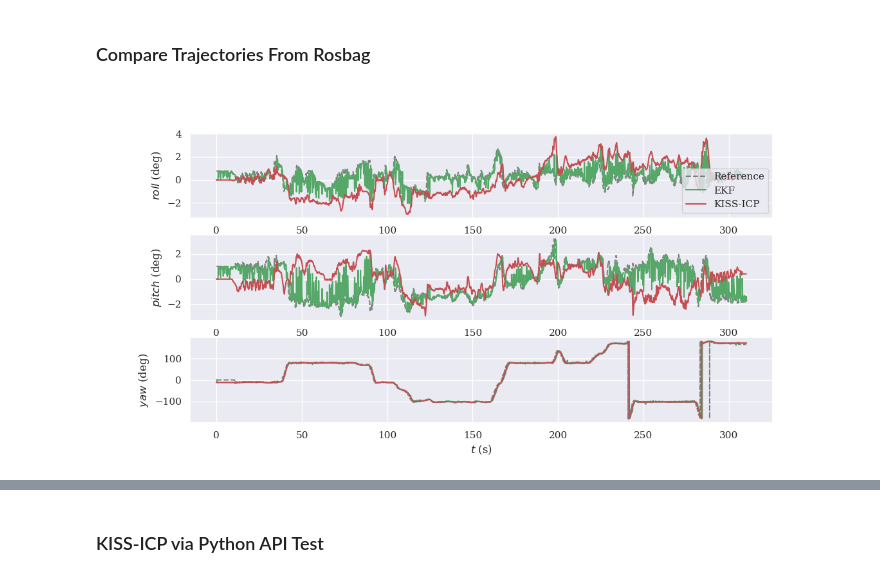
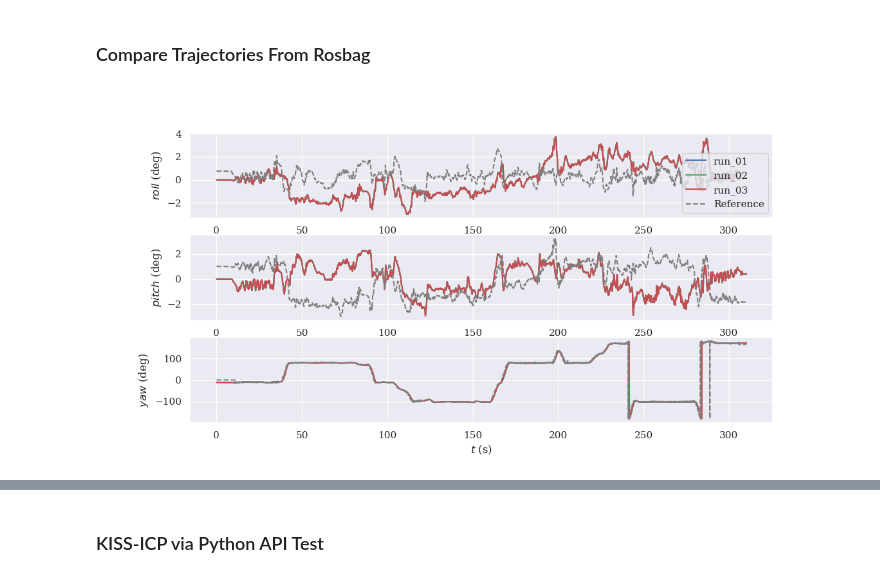
Before and after one commit to Jul310/kiss-icp, a Jupyter notebook: tum_eval/ekf_gps_analysis.ipynb, the cells around one changed output, grey strips where cells are left out. Saved outputs shown, nothing was run; the diff lists cells and outputs as text; code cells hidden in the pictures.

```diff
--- a/tum_eval/ekf_gps_analysis.ipynb
+++ b/tum_eval/ekf_gps_analysis.ipynb
@@ -27,6 +27,8 @@ SETTINGS.plot_usetex = True
 # magic plot configuration
 import matplotlib.pyplot as plt
 %matplotlib widget
+
+result_figure_dir = "/mnt/c/Users/J-Dau/OneDrive/TUM/04_SS23/02_MA/02_Figures/08_ch-6-results/01_kiss_analysis/"
 # %% [markdown]
 ## Plotting
 # %% [markdown]
@@ -62,12 +66,19 @@ compare_plot_multiple([traj_ref, traj_ekf, traj_kiss], ["Reference", "EKF", "KIS
 # %% [markdown]
 ### Compare Trajectories From Rosbag
 # %%
-version_switch = "v2" # [v1, v2]
+version_switch = "v2" # [v1, v2, v3]
+route_switch = "mdv3_1"
 
 # test_set_switch = "01-full-merge-ekf-no-feedback" # [01-full-merge-ekf-no-feedback, 02-full-merge-ekf-feedback, 03-full-merge-ekf-no-feedback-orig-kiss]
-test_set_switch = "02-full-merge-ekf-feedback" # [01-full-merge-ekf-no-feedback, 02-full-merge-ekf-feedback, 03-full-merge-ekf-no-feedback-orig-kiss]
+# test_set_switch = "02-full-merge-ekf-feedback" # [01-full-merge-ekf-no-feedback, 02-full-merge-ekf-feedback, 03-full-merge-ekf-no-feedback-orig-kiss]
+test_set_switch = "03-full-merge-ekf-feeback-bidirectional" # [01-full-merge-ekf-no-feedback, 02-full-merge-ekf-feedback, 03-full-merge-ekf-no-feedback-orig-kiss]
 
-compare_root = f"data/ekf_analysis/{version_switch}/{test_set_switch}"
+if route_switch == "mdv3_2" and (version_switch != "v2" or test_set_switch != "01-full-merge-ekf-no-feedback"):
+    raise RuntimeError("Invalid values for mdv3_2")
+    traj_ref = file_interface.read_tum_trajectory_file(path.join(f"data/reference/{route_switch}_reference.tum"))
+
+
+compare_root = path.join("data/ekf_analysis",route_switch, version_switch, test_set_switch)
 
 DATA_FILES = [gps_pose_name, ekf_pose_name, kiss_pose_name]
 DATA_NAMES = ["Reference", "EKF", "KISS-ICP"]
@@ -82,22 +93,21 @@ for i in range(1, N_RUNS+1):
     for data_file, data_name in zip(DATA_FILES, DATA_NAMES):
         traj = file_interface.read_tum_trajectory_file(path.join(root, data_file))
         data[run][data_name] = traj
-# %%
-# Compare a single Run
-run = 2
-trajectories, names = [v for v in data[f"run_{run:02d}"].values()], [k for k in data[f"run_{run:02d}"].keys()]
-compare_plot_multiple(trajectories, names, plot_mode='rpy')
-# %% [output]
-[figure, removed]
 # %%
 # Compare data across all runs of one test set
-trajectory_type = "EKF"
+trajectory_type = "KISS-ICP"
+plot_mode = "rpy"
 trajectories, names = [],[]
 for i in range(1, N_RUNS+1):
     run = f"run_{i:02d}"
     names.append(run)
     trajectories.append(data[run][trajectory_type])
 
 names.append("Reference")
 trajectories.append(data[run]["Reference"])
-compare_plot_multiple(trajectories, names, plot_mode='rpy', wf=2, hf=0.5)
+compare_plot_multiple(trajectories, names, plot_mode=plot_mode, wf=2, hf=0.5)
+
+fig_name = f"compare_{route_switch}_{trajectory_type}_{version_switch}_{test_set_switch}_{plot_mode}.pdf"
+plt.savefig(path.join(result_figure_dir, fig_name), format="pdf", bbox_inches="tight")
+# %% [output]
+[figure, added]
```
Also changed, not shown: parts of 4 cells of this notebook, 8 other files.
